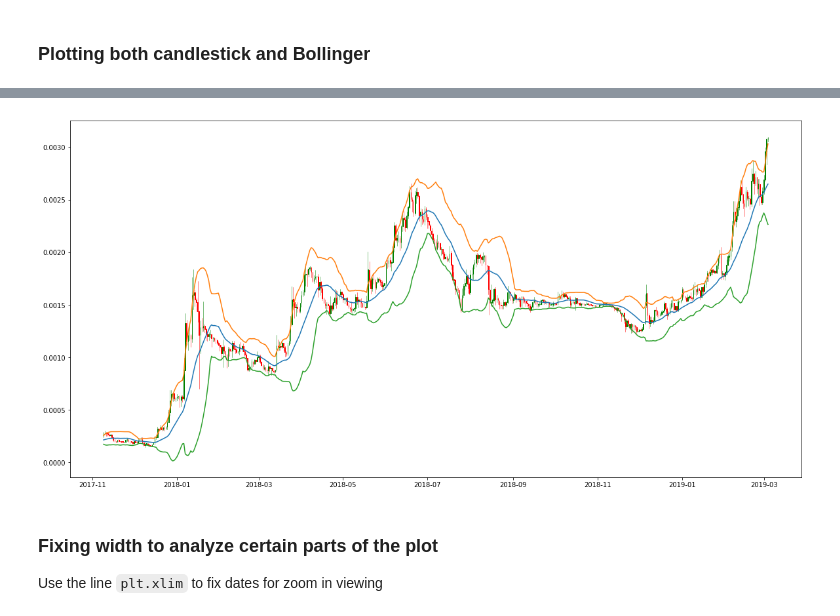
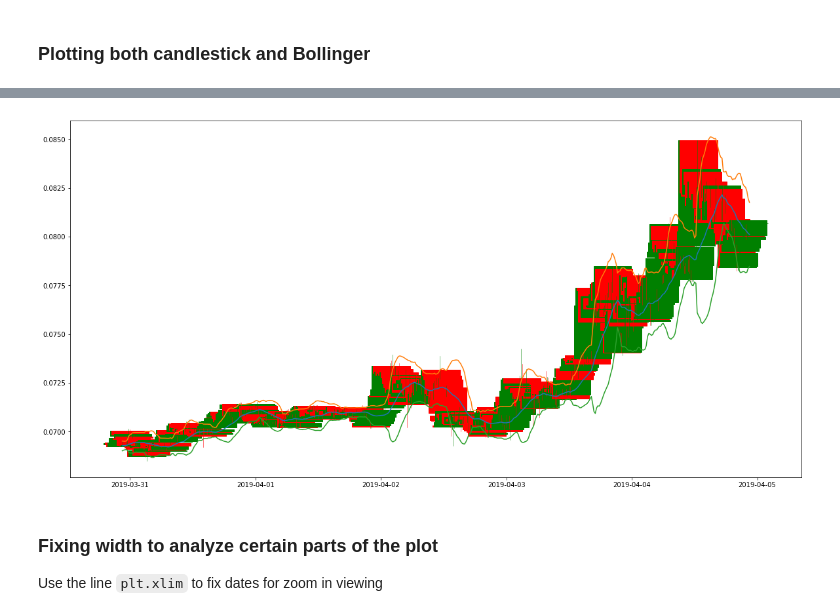
Before and after one commit to carkod/algobin-notebook, a Jupyter notebook: research/Bollinguer Bands Algorithm.ipynb, the cells around one changed output, grey strips where cells are left out. Cells and saved outputs as stored; diff of their text form; code cells hidden in the pictures.

```diff
--- a/research/Bollinguer Bands Algorithm.ipynb
+++ b/research/Bollinguer Bands Algorithm.ipynb
@@ -24,7 +24,7 @@ import matplotlib.dates as mdates
 base = 'https://api.binance.com'
 ticker24 = '/api/v1/ticker/24hr'
 candlestick = '/api/v1/klines'
-params = '?symbol=BNBBTC&interval=1d'
+params = '?symbol=ETCETH&interval=15m'
 # for Bollinger bands 20 day
 bb_params = '?symbol=BTTBNB&interval=12h'
 httpRes = r.urlopen(base + candlestick + params)
@@ -118,7 +118,7 @@ candlestick_ohlc(ax1, quotes, width=0.3, colorup='g')
 plt.plot(ohlc_df['Close time'], ohlc_df['MA-30'])
 plt.plot(ohlc_df['Close time'], ohlc_df['Upper'])
 plt.plot(ohlc_df['Close time'], ohlc_df['Lower'])
-plt.plot(xlim=['2018-01-01', '2018-03-01'])
+plt.plot(xlim=['2019-04-04', '2019-04-05'])
 ax.xaxis.set_major_formatter(mdates.DateFormatter('%y-%m-%d %H:%M'))
 ax.set_xticklabels(ohlc_df['Close time'],rotation=45, horizontalalignment='right')
 
@@ -133,4 +135,4 @@ ax.set_xticklabels(ohlc_df['Close time'],rotation=45, horizontalalignment='right
-[figure, old version]
+[figure, new version]
 # %% [markdown]
 ### Fixing width to analyze certain parts of the plot
 
```
Also changed, not shown: parts of 4 cells of this notebook, 2 other files.
